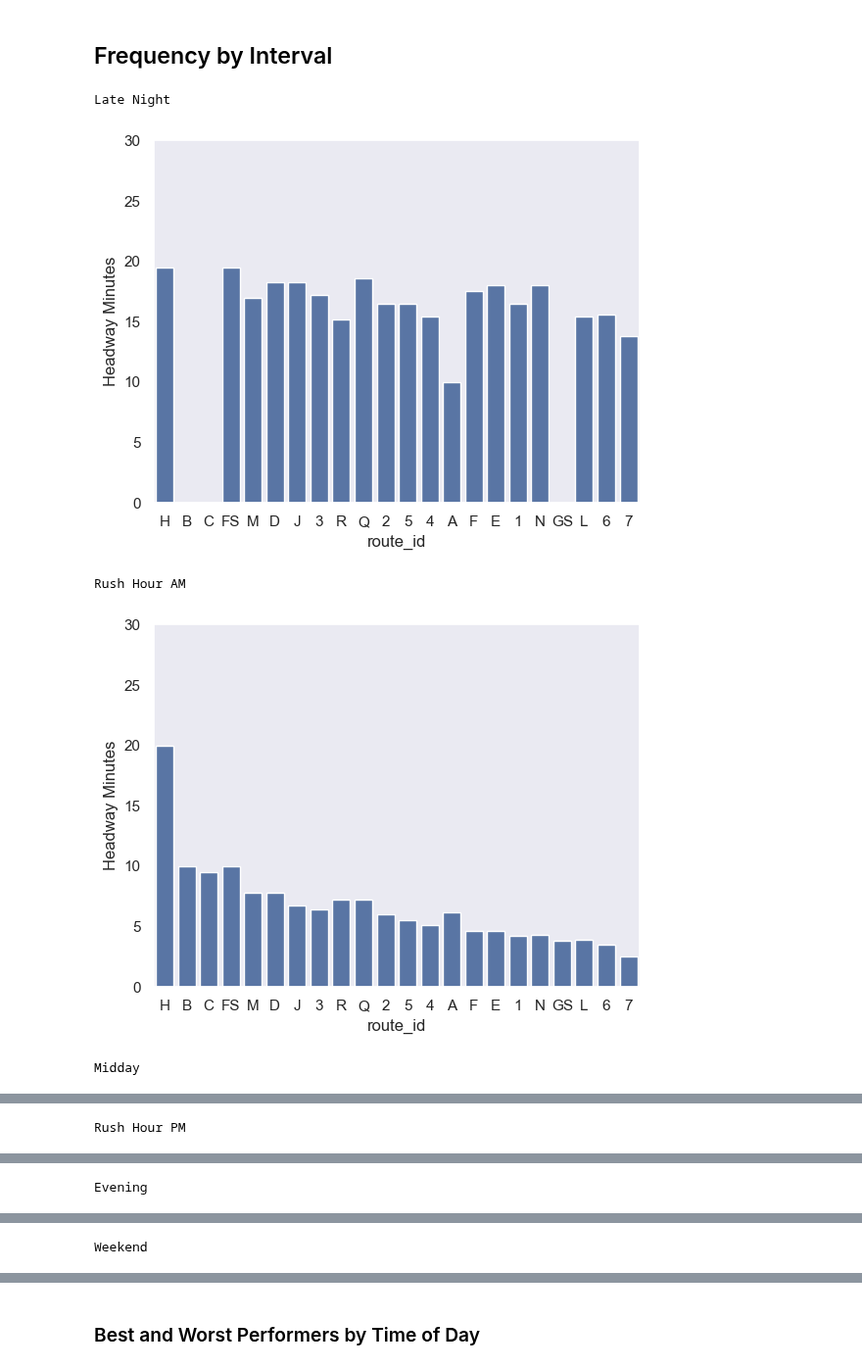
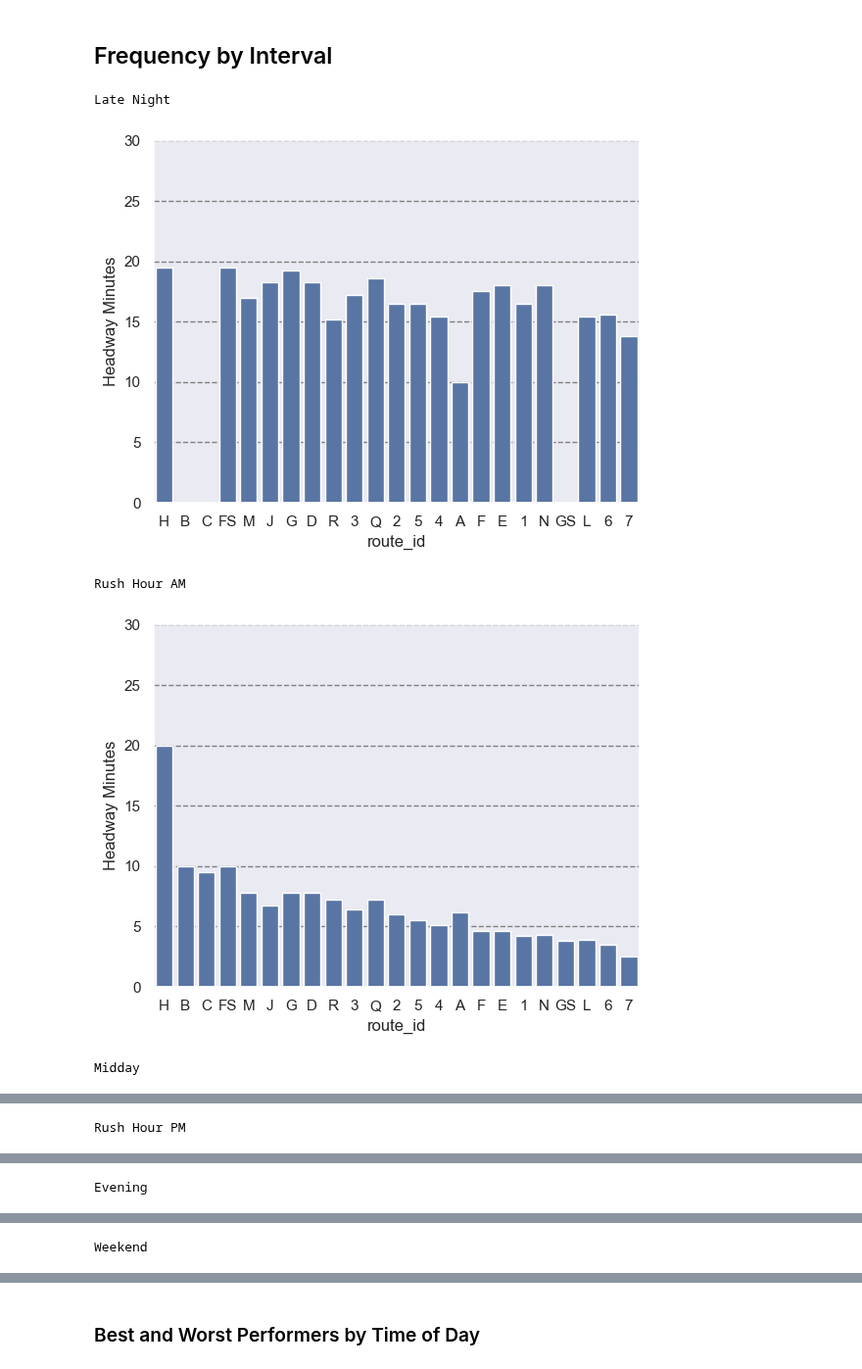
Before and after one commit to gregfeliu/NYC-Subway-Frequencies, a Jupyter notebook: Notebooks/1.Frequency_by_Service.ipynb, the cells around one changed output, grey strips where cells are left out. Shown at 98% size. Cells and saved outputs as stored; diff of their text form; code cells hidden in the pictures.

Commit message:
updated the X minute city map

```diff
--- a/Notebooks/1.Frequency_by_Service.ipynb
+++ b/Notebooks/1.Frequency_by_Service.ipynb
@@ -181,7 +168,0 @@ trip_interval_route_freq
-# %%
-# removing edge cases
-# essentially the late night B, C, and GS have trains which have services barely crossing into this interval
-trip_interval_route_freq = trip_interval_route_freq[trip_interval_route_freq['headway_minutes']<31]
-# removing the G from any service comparisons
-# the route length shifts variabley so the frequency calculations are incorrect
-trip_interval_route_freq = trip_interval_route_freq[trip_interval_route_freq['route_id']!='G']
@@ -289,9 +278,7 @@ fig = hourly_number_of_trains_by_day.get_figure()
 # %% [markdown]
 # Data Visualizations
 # %%
-# removing the G from any service comparisons
 # the route length shifts variabley so the frequency calculations are incorrect
-route_frequency_by_day = route_frequency_by_day[route_frequency_by_day['route_id']!='G']
 sorted_routes = route_frequency_by_day[route_frequency_by_day
                                  ['day_of_week']=='Weekday'].sort_values(by='trains_per_hour')['route_id'].values
 # %% [markdown]
@@ -319,16 +306,17 @@ plt.show()
 # %%
 for interval in time_of_day_sorting.keys():
     print(interval)
     ax = sns.barplot(data=trip_interval_route_freq[trip_interval_route_freq
                                     ['Train Time Interval']==interval]
                                  , x = 'route_id', y='Headway Minutes', order=sorted_routes)
 #     ax.title(interval)
-    ax.grid(axis='y')
+    ax.grid(color='gray', linestyle='dashed')
+    ax.grid(axis='x')
     ax.set_ylim(ymin=0, ymax=30)
     plt.show()
 # %% [output]
 Late Night
-[figure, old version]
+[figure, new version]
 Rush Hour AM
-[figure, old version]
+[figure, new version]
 Midday
```
Also changed, not shown: parts of 26 cells of this notebook, 2 other files.
